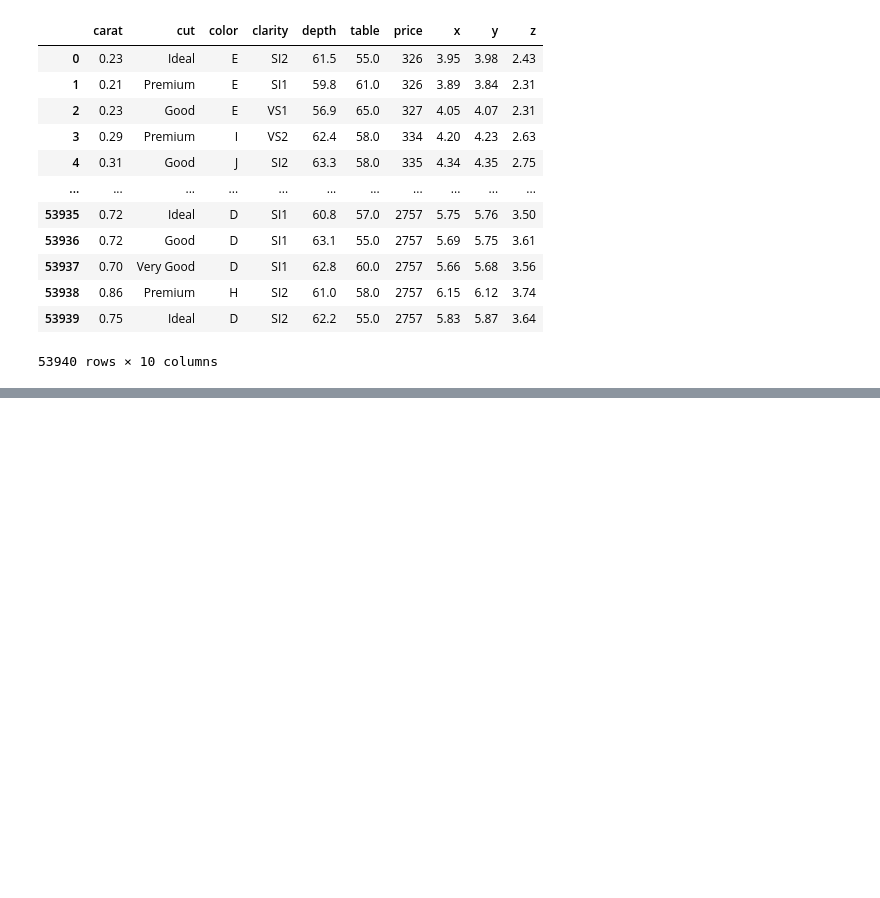
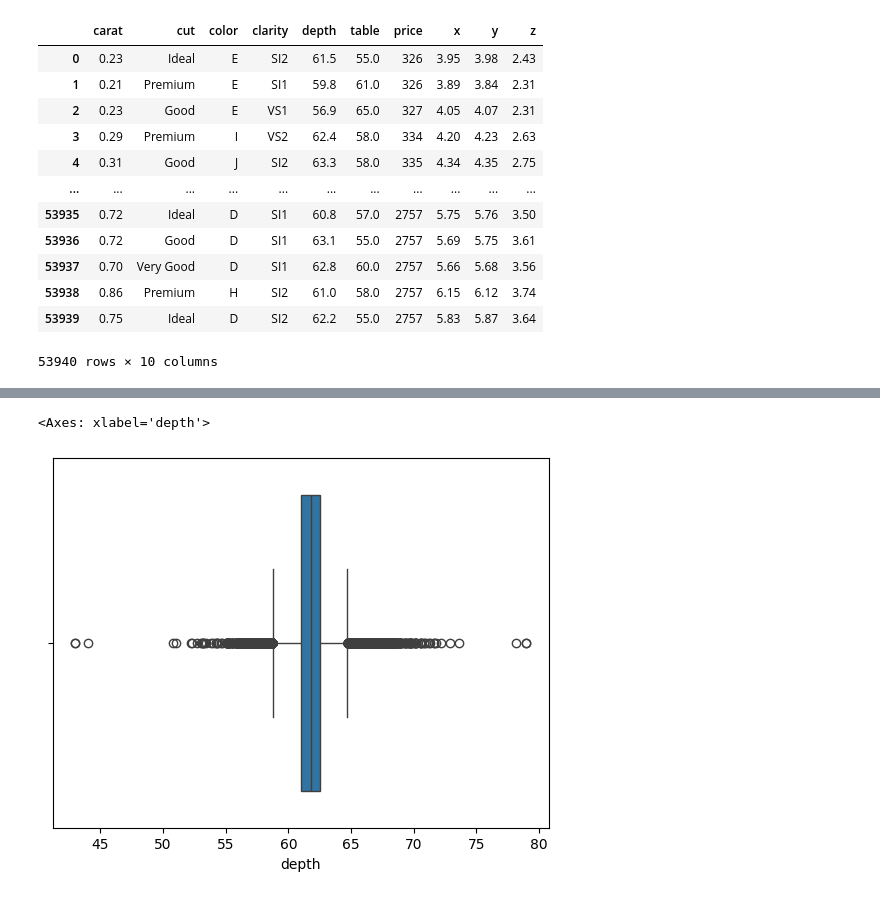
Before and after one commit to miftahfadil/Predictive-Analytics-Diamond-Prices, a Jupyter notebook: exploratory_data_analysis_diamond_prices.ipynb, the cells around one changed output, grey strips where cells are left out. Drawn from its saved outputs; the diff is of its cells as text; code cells hidden in the pictures; blank space fills up the shorter version.

```diff
--- a/exploratory_data_analysis_diamond_prices.ipynb
+++ b/exploratory_data_analysis_diamond_prices.ipynb
@@ -31,0 +140,5 @@ diamonds_dataset
+# %%
+sns.boxplot(x=diamonds_dataset['depth'])
+# %% [output]
+<Axes: xlabel='depth'>
+[figure, added]
```
Also changed, not shown: parts of 31 cells of this notebook.
